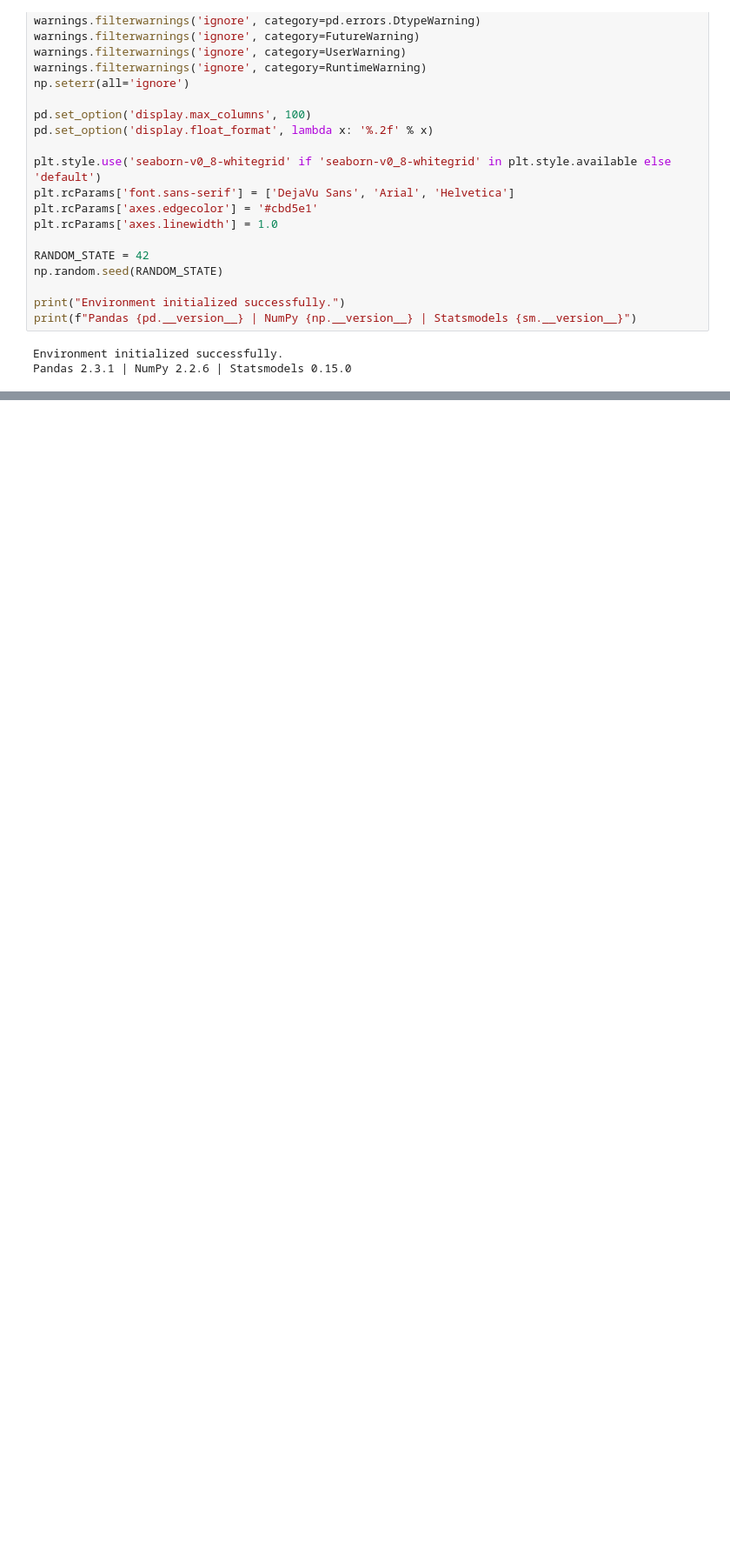
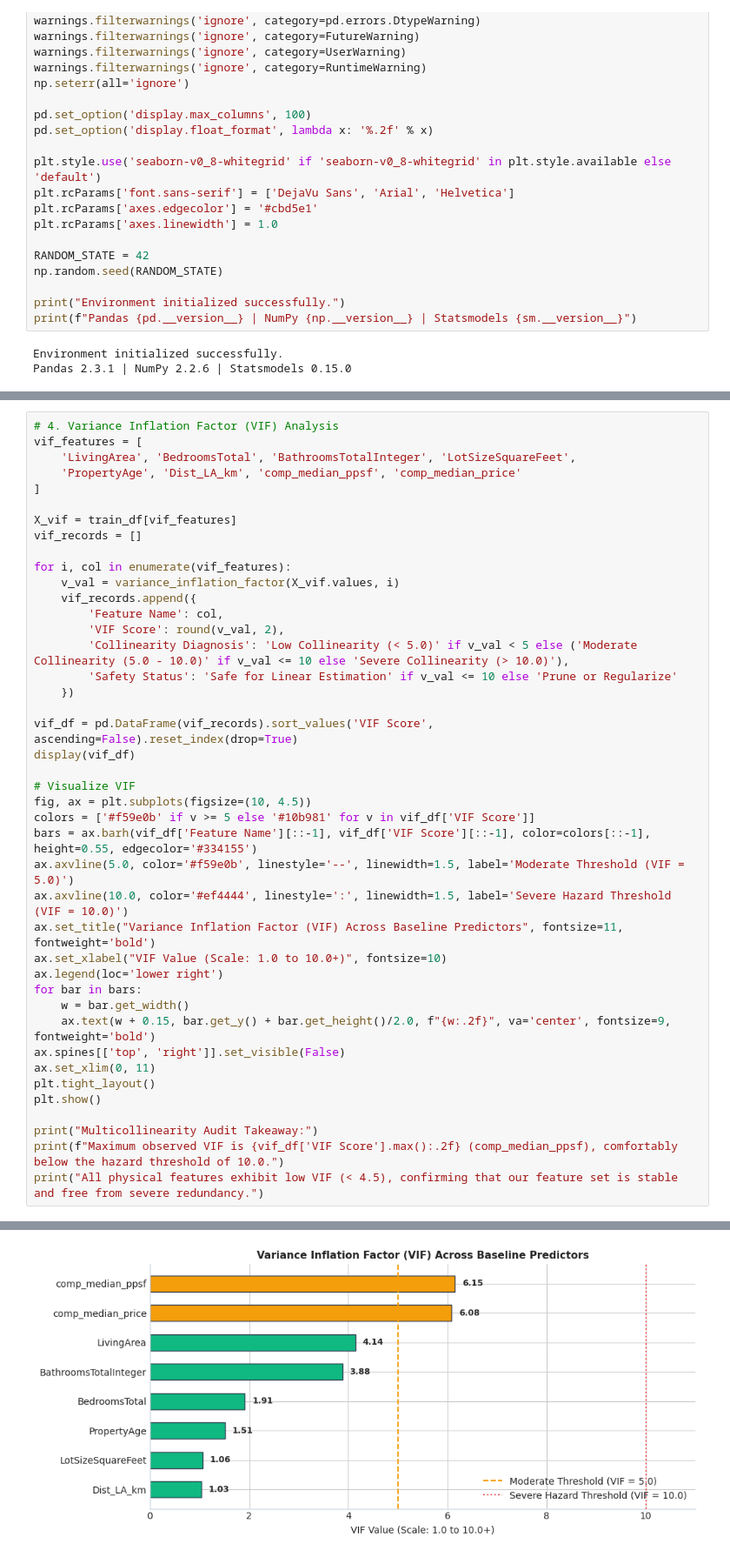
Before and after one commit to SteveWong-a/IDX-Exchange-Data-Science, a Jupyter notebook: 03_baseline_model.ipynb, the cells around one changed output, grey strips where cells are left out. Shown at 87% size. Cells and saved outputs as stored; diff of their text form; blank space fills up the shorter version.

```diff
--- a/03_baseline_model.ipynb
+++ b/03_baseline_model.ipynb
@@ -936,0 +501,43 @@ must demonstrate statistically meaningful gains over R² = 0.8271 and MdAPE = 15
+# %%
+# 4. Variance Inflation Factor (VIF) Analysis
+vif_features = [
+    'LivingArea', 'BedroomsTotal', 'BathroomsTotalInteger', 'LotSizeSquareFeet',
+    'PropertyAge', 'Dist_LA_km', 'comp_median_ppsf', 'comp_median_price'
+]
+
+X_vif = train_df[vif_features]
+vif_records = []
+
+for i, col in enumerate(vif_features):
+    v_val = variance_inflation_factor(X_vif.values, i)
+    vif_records.append({
+        'Feature Name': col,
+        'VIF Score': round(v_val, 2),
+        'Collinearity Diagnosis': 'Low Collinearity (< 5.0)' if v_val < 5 else ('Moderate Collinearity (5.0 - 10.0)' if v_val <= 10 else 'Severe Collinearity (> 10.0)'),
+        'Safety Status': 'Safe for Linear Estimation' if v_val <= 10 else 'Prune or Regularize'
+    })
+
+vif_df = pd.DataFrame(vif_records).sort_values('VIF Score', ascending=False).reset_index(drop=True)
+display(vif_df)
+
+# Visualize VIF
+fig, ax = plt.subplots(figsize=(10, 4.5))
+colors = ['#f59e0b' if v >= 5 else '#10b981' for v in vif_df['VIF Score']]
+bars = ax.barh(vif_df['Feature Name'][::-1], vif_df['VIF Score'][::-1], color=colors[::-1], height=0.55, edgecolor='#334155')
+ax.axvline(5.0, color='#f59e0b', linestyle='--', linewidth=1.5, label='Moderate Threshold (VIF = 5.0)')
+ax.axvline(10.0, color='#ef4444', linestyle=':', linewidth=1.5, label='Severe Hazard Threshold (VIF = 10.0)')
+ax.set_title("Variance Inflation Factor (VIF) Across Baseline Predictors", fontsize=11, fontweight='bold')
+ax.set_xlabel("VIF Value (Scale: 1.0 to 10.0+)", fontsize=10)
+ax.legend(loc='lower right')
+for bar in bars:
+    w = bar.get_width()
+    ax.text(w + 0.15, bar.get_y() + bar.get_height()/2.0, f"{w:.2f}", va='center', fontsize=9, fontweight='bold')
+ax.spines[['top', 'right']].set_visible(False)
+ax.set_xlim(0, 11)
+plt.tight_layout()
+plt.show()
+
+print("Multicollinearity Audit Takeaway:")
+print(f"Maximum observed VIF is {vif_df['VIF Score'].max():.2f} (comp_median_ppsf), comfortably below the hazard threshold of 10.0.")
+print("All physical features exhibit low VIF (< 4.5), confirming that our feature set is stable and free from severe redundancy.")
+# %% [output]
@@ -936,0 +553 @@ must demonstrate statistically meaningful gains over R² = 0.8271 and MdAPE = 15
+[figure, added]
```
Also changed, not shown: parts of 43 cells of this notebook.
